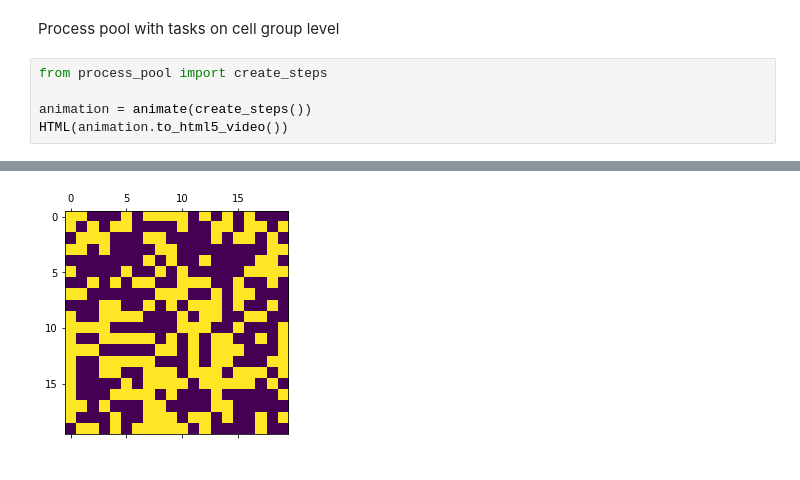
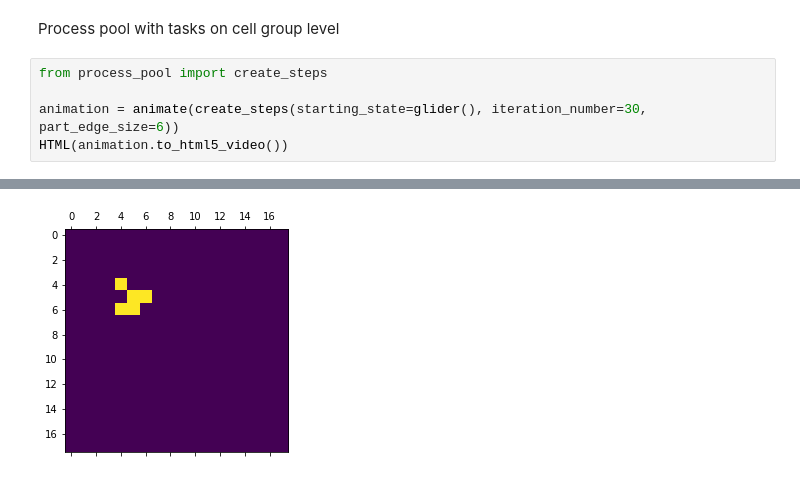
Before and after one commit to Bagelax/game-of-life, a Jupyter notebook: visualization.ipynb, the cells around one changed output, grey strips where cells are left out. Drawn from its saved outputs; the diff is of its cells as text.

```diff
--- a/visualization.ipynb
+++ b/visualization.ipynb
@@ -53,8 +53,8 @@ Process pool with tasks on cell group level
 # %%
 from process_pool import create_steps
 
-animation = animate(create_steps())
+animation = animate(create_steps(starting_state=glider(), iteration_number=30, part_edge_size=6))
 HTML(animation.to_html5_video())
 # %% [output]
 [interactive output not drawn]
-[figure, old version]
+[figure, new version]
```
Also changed, not shown: parts of 1 cell of this notebook, 2 other files.
